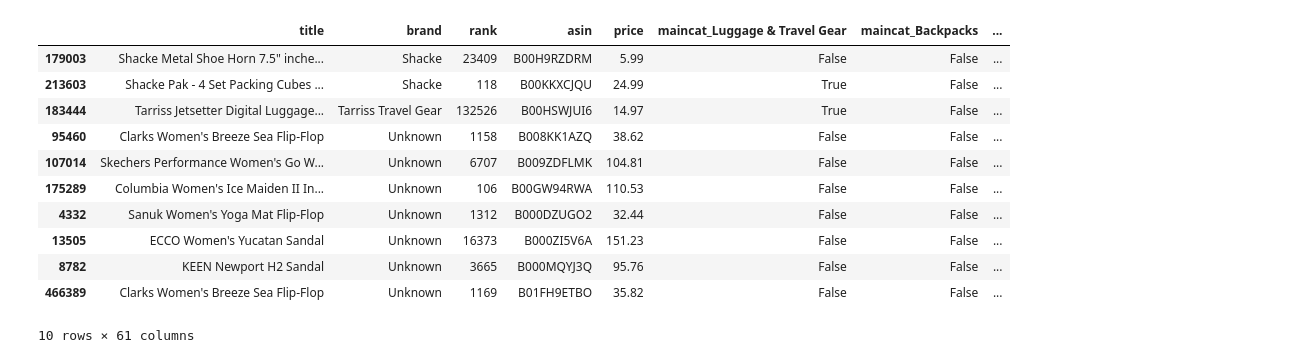
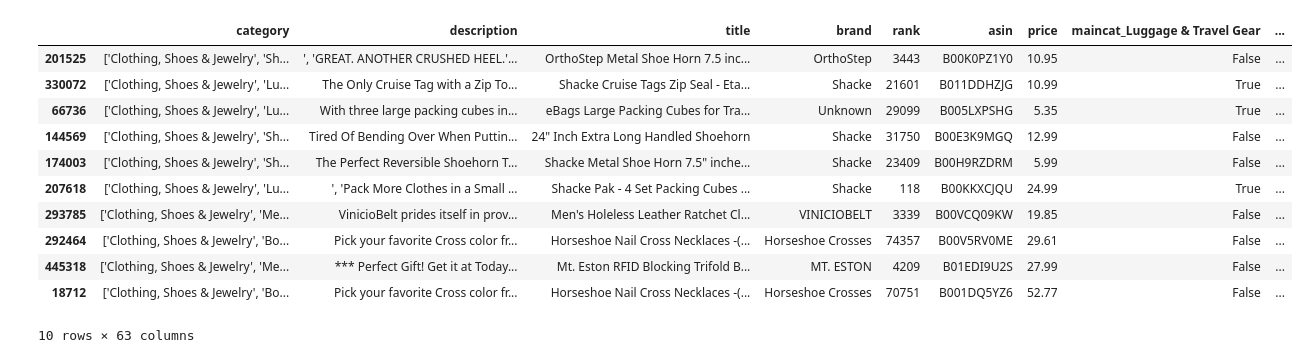
Before and after one commit to mkelsayed/ClothingRecommendationSystem, a Jupyter notebook: popularity_rec.ipynb, the cells around one changed output. Saved outputs shown, nothing was run; the diff lists cells and outputs as text; code cells hidden in the pictures.

```diff
--- a/popularity_rec.ipynb
+++ b/popularity_rec.ipynb
@@ -7,3 +43,4 @@ import matplotlib.pyplot as plt
 # %%
-products_summary_df = pd.read_csv('Data/products_basicboolean_reviews_summary.csv')
+# loading products dataframe
+products_df = pd.read_csv('Data/products_summary.csv')
 # %%
@@ -78,18 +109,18 @@ products_summary_df.sort_values(by=['average_rating'], ascending=False).head(10)
 # %%
-threshold = 1000
-products_with_many_reviews = products_summary_df[products_summary_df['total_reviews'] >= 1000]
+threshold = 500
+products_with_many_reviews = products_df[products_df['total_reviews'] >= threshold]
 
 products_with_many_reviews.sort_values(by=['average_rating'], ascending=False).head(10)
 # %% [output]
-|  | title | brand | rank | asin | price | maincat_Luggage & Travel Gear | maincat_Backpacks | ... |
-| 179003 | Shacke Metal Shoe Horn 7.5" inche... | Shacke | 23409 | B00H9RZDRM | 5.99 | False | False | ... |
-| 213603 | Shacke Pak - 4 Set Packing Cubes ... | Shacke | 118 | B00KKXCJQU | 24.99 | True | False | ... |
-| 183444 | Tarriss Jetsetter Digital Luggage... | Tarriss Travel Gear | 132526 | B00HSWJUI6 | 14.97 | True | False | ... |
-| 95460 | Clarks Women's Breeze Sea Flip-Flop | Unknown | 1158 | B008KK1AZQ | 38.62 | False | False | ... |
-| 107014 | Skechers Performance Women's Go W... | Unknown | 6707 | B009ZDFLMK | 104.81 | False | False | ... |
-| 175289 | Columbia Women's Ice Maiden II In... | Unknown | 106 | B00GW94RWA | 110.53 | False | False | ... |
-| 4332 | Sanuk Women's Yoga Mat Flip-Flop | Unknown | 1312 | B000DZUGO2 | 32.44 | False | False | ... |
-| 13505 | ECCO Women's Yucatan Sandal | Unknown | 16373 | B000ZI5V6A | 151.23 | False | False | ... |
-| 8782 | KEEN Newport H2 Sandal | Unknown | 3665 | B000MQYJ3Q | 95.76 | False | False | ... |
-| 466389 | Clarks Women's Breeze Sea Flip-Flop | Unknown | 1169 | B01FH9ETBO | 35.82 | False | False | ... |
+|  | category | description | title | brand | rank | asin | price | maincat_Luggage & Travel Gear | ... |
+| 201525 | ['Clothing, Shoes & Jewelry', 'Sh... | ', 'GREAT. ANOTHER CRUSHED HEEL.'... | OrthoStep Metal Shoe Horn 7.5 inc... | OrthoStep | 3443 | B00K0PZ1Y0 | 10.95 | False | ... |
+| 330072 | ['Clothing, Shoes & Jewelry', 'Lu... | The Only Cruise Tag with a Zip To... | Shacke Cruise Tags Zip Seal - Eta... | Shacke | 21601 | B011DDHZJG | 10.99 | True | ... |
+| 66736 | ['Clothing, Shoes & Jewelry', 'Lu... | With three large packing cubes in... | eBags Large Packing Cubes for Tra... | Unknown | 29099 | B005LXPSHG | 5.35 | True | ... |
+| 144569 | ['Clothing, Shoes & Jewelry', 'Sh... | Tired Of Bending Over When Puttin... | 24" Inch Extra Long Handled Shoehorn | Shacke | 31750 | B00E3K9MGQ | 12.99 | False | ... |
+| 174003 | ['Clothing, Shoes & Jewelry', 'Sh... | The Perfect Reversible Shoehorn T... | Shacke Metal Shoe Horn 7.5" inche... | Shacke | 23409 | B00H9RZDRM | 5.99 | False | ... |
+| 207618 | ['Clothing, Shoes & Jewelry', 'Lu... | ', 'Pack More Clothes in a Small ... | Shacke Pak - 4 Set Packing Cubes ... | Shacke | 118 | B00KKXCJQU | 24.99 | True | ... |
+| 293785 | ['Clothing, Shoes & Jewelry', 'Me... | VinicioBelt prides itself in prov... | Men's Holeless Leather Ratchet Cl... | VINICIOBELT | 3339 | B00VCQ09KW | 19.85 | False | ... |
+| 292464 | ['Clothing, Shoes & Jewelry', 'Bo... | Pick your favorite Cross color fr... | Horseshoe Nail Cross Necklaces -(... | Horseshoe Crosses | 74357 | B00V5RV0ME | 29.61 | False | ... |
+| 445318 | ['Clothing, Shoes & Jewelry', 'Me... | *** Perfect Gift! Get it at Today... | Mt. Eston RFID Blocking Trifold B... | MT. ESTON | 4209 | B01EDI9U2S | 27.99 | False | ... |
+| 18712 | ['Clothing, Shoes & Jewelry', 'Bo... | Pick your favorite Cross color fr... | Horseshoe Nail Cross Necklaces -(... | Horseshoe Crosses | 70751 | B001DQ5YZ6 | 52.77 | False | ... |
-10 rows × 61 columns
+10 rows × 63 columns
```
Also changed, not shown: parts of 20 cells of this notebook.
